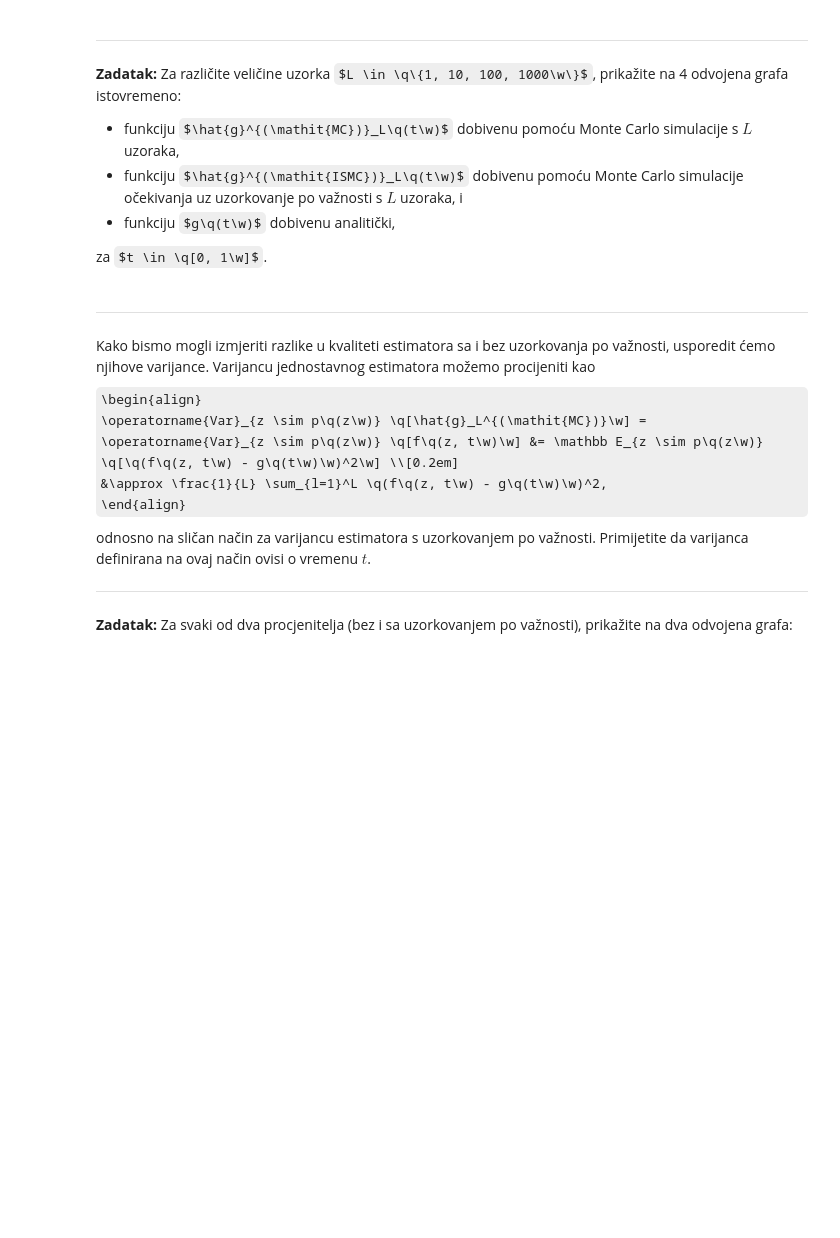
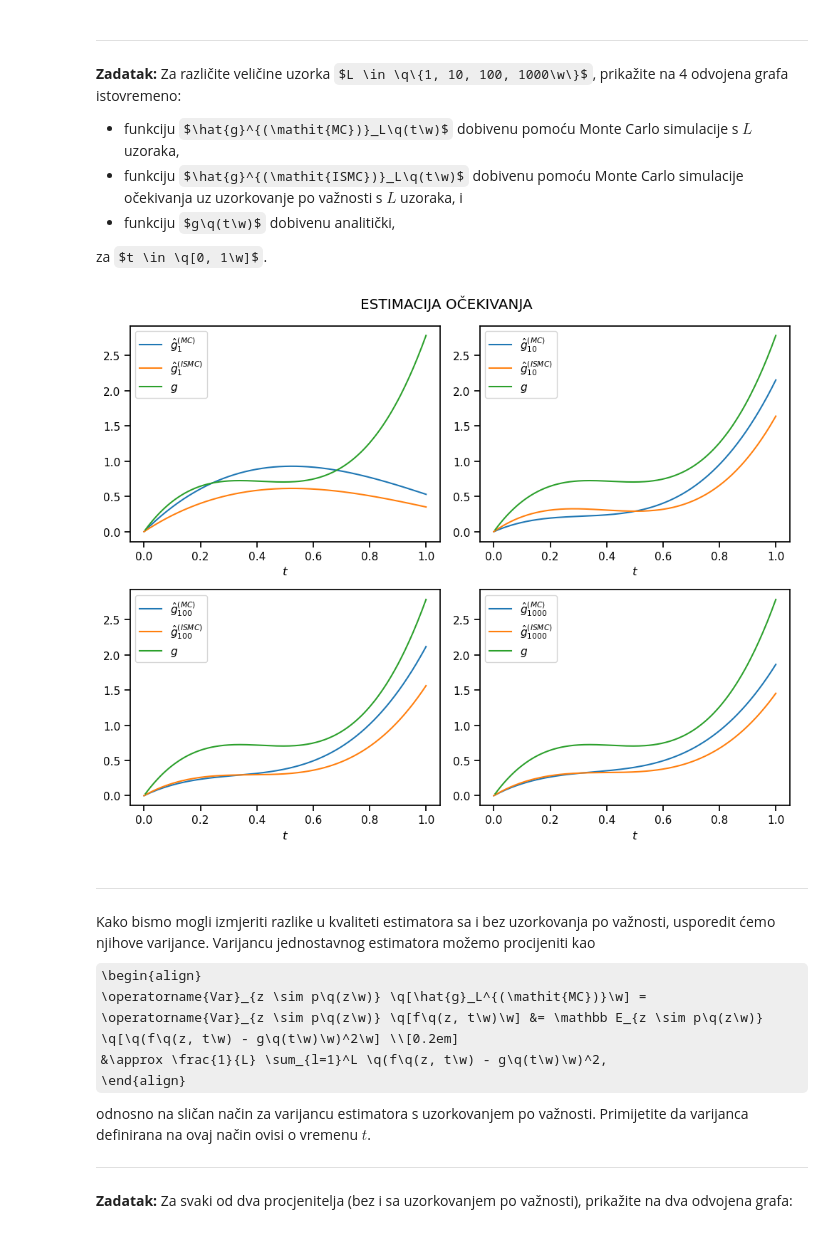
Before and after one commit to dinogrgic1/fer-deep-learning-2-labs, a Jupyter notebook: lab2/lab_2.ipynb, the cells around one changed output. Saved outputs shown, nothing was run; the diff lists cells and outputs as text; code cells hidden in the pictures; some formulas as TeX source; blank space fills up the shorter version.

```diff
--- a/lab2/lab_2.ipynb
+++ b/lab2/lab_2.ipynb
@@ -389,24 +393,42 @@ za $t \in \q[0, 1\w]$.
 # %%
 ts = np.linspace(0.0, 1.0, 201)
 
-...
+def mc_estimation(f, ts, z_sample):
+    estimation = 0
+    for z in z_sample:
+        estimation += f(z, ts)
+    return (1/size) * estimation
+
+def importance_mc_estimation(e, ts, z_sample):
+    estimation = 0
+    for z in z_sample:
+        estimation += e(z, ts)
+    return (1/size) * estimation
 
 sizes = [1, 10, 100, 1000]
 
+E = (p * f) / q
+e_num = sp.lambdify((z, t), E, "numpy")
+e_integrate = sp.integrate(E,(z, -1, 1))
+e_numpy = sp.lambdify(t, e_integrate, "numpy")
+
 with plot_context(figsize=(10, 8), show=True):
     for i, size in enumerate(sizes):
-        ...
+        z_sample = np.sort(Q_inv(np.random.uniform(size=size)))
 
         with plot_context(
                 subplot=(2, 2, i + 1), suptitle="ESTIMACIJA OČEKIVANJA", xlabel=r"$t$", legend=[
                     rf"$\hat{{g}}_{{{size}}}^{{(\mathit{{MC}})}}$", rf"$\hat{{g}}_{{{size}}}^{{(\mathit{{ISMC}})}}$",
                     r"$g$"
-                ]):
-            plt.plot  # jednostavna estimacija
-            plt.plot  # estimacija uz uzorkovanje po važnosti
-            plt.plot  # analitički
+            ]):
+
+            plt.plot(ts, mc_estimation(f_numpy, ts, z_sample))
+            plt.plot(ts, importance_mc_estimation(e_num, ts, z_sample))
+            plt.plot(ts, e_numpy(ts))
 
     plt.tight_layout()
+# %% [output]
+[figure, added]
 # %% [markdown]
 ---
 Kako bismo mogli izmjeriti razlike u kvaliteti estimatora sa i bez uzorkovanja po važnosti, usporedit ćemo njihove varijance.
```
Also changed, not shown: parts of 8 cells of this notebook.
